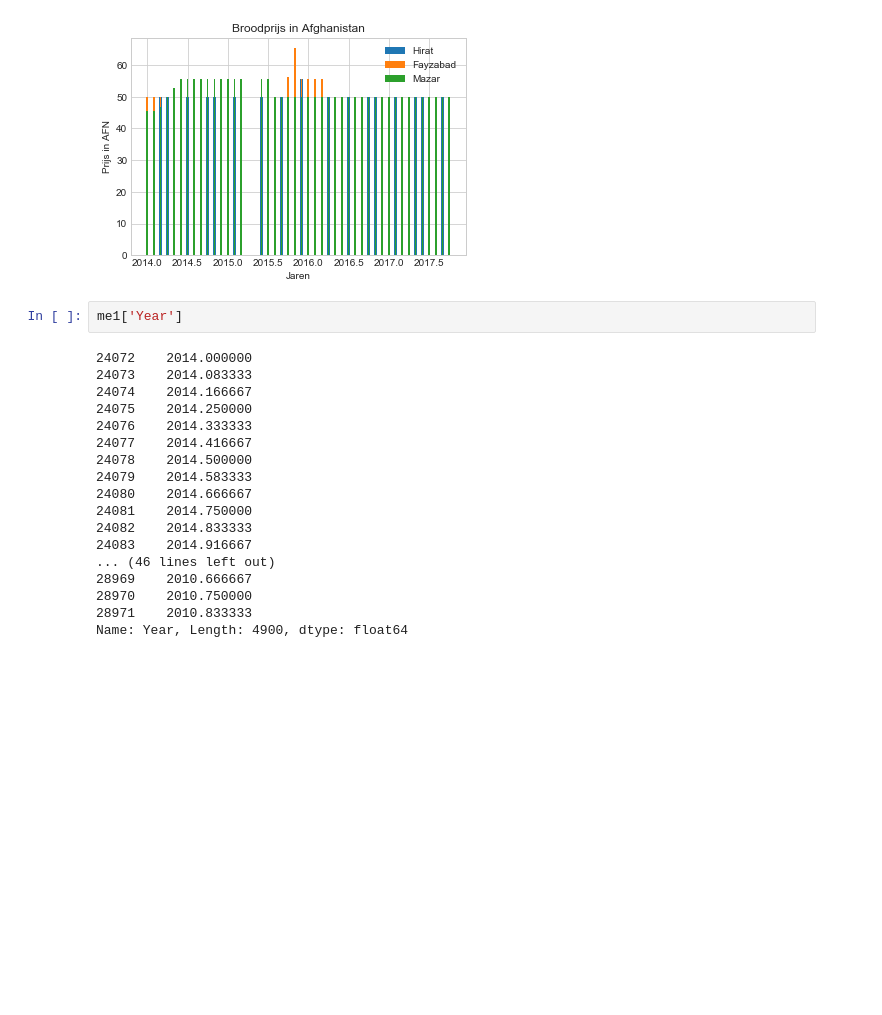
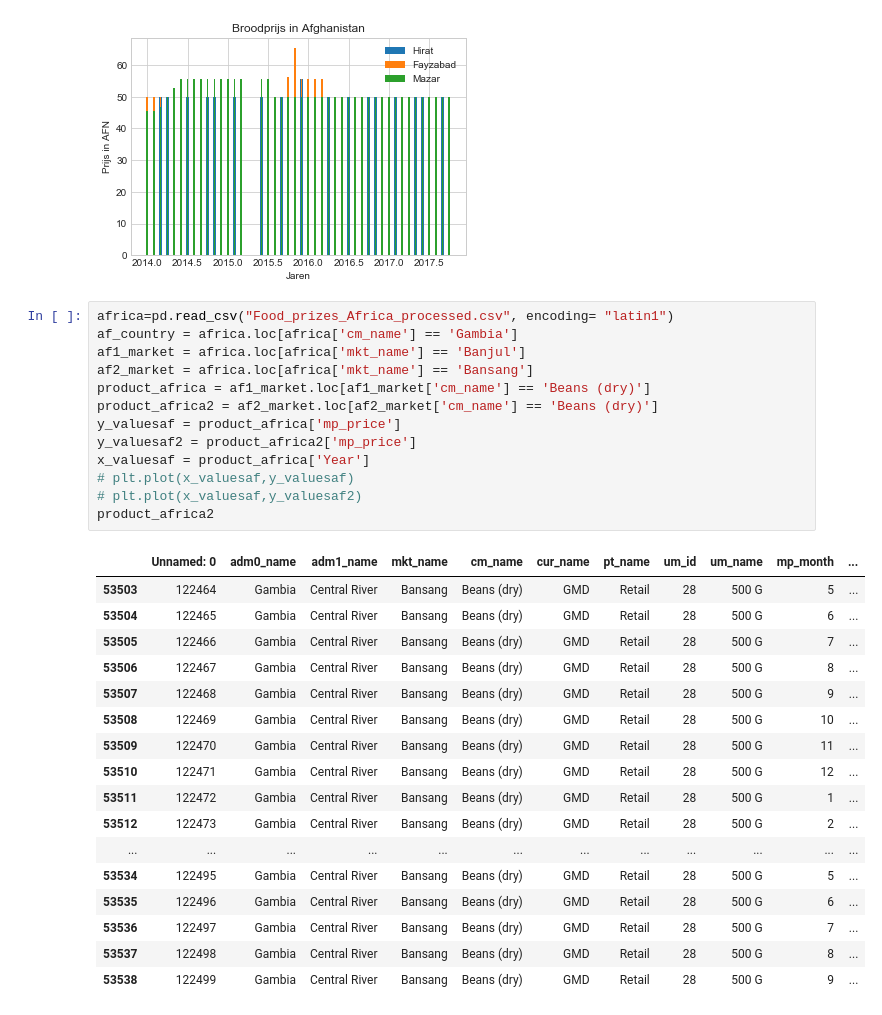
Before and after one commit to Take2001/DataProcessing, a Jupyter notebook: klad/Alex/Pionieren.ipynb, the cells around one changed output. Cells and saved outputs as stored; diff of their text form; blank space fills up the shorter version.

Commit message:
africa data visualisation

```diff
--- a/klad/Alex/Pionieren.ipynb
+++ b/klad/Alex/Pionieren.ipynb
@@ -96,23 +96,34 @@ plt.legend()
 # %% [output]
 <matplotlib.legend.Legend at 0x...>
 [figure]
-# %%
-me1['Year']
-# %% [output]
-24072    2014.000000
-24073    2014.083333
-24074    2014.166667
-24075    2014.250000
-24076    2014.333333
-24077    2014.416667
-24078    2014.500000
-24079    2014.583333
-24080    2014.666667
-24081    2014.750000
-24082    2014.833333
-24083    2014.916667
-... (46 lines left out)
-28969    2010.666667
-28970    2010.750000
-28971    2010.833333
-Name: Year, Length: 4900, dtype: float64
+# %%
+africa=pd.read_csv("Food_prizes_Africa_processed.csv", encoding= "latin1")
+af_country = africa.loc[africa['cm_name'] == 'Gambia']
+af1_market = africa.loc[africa['mkt_name'] == 'Banjul']
+af2_market = africa.loc[africa['mkt_name'] == 'Bansang']
+product_africa = af1_market.loc[af1_market['cm_name'] == 'Beans (dry)']
+product_africa2 = af2_market.loc[af2_market['cm_name'] == 'Beans (dry)']
+y_valuesaf = product_africa['mp_price']
+y_valuesaf2 = product_africa2['mp_price']
+x_valuesaf = product_africa['Year']
+# plt.plot(x_valuesaf,y_valuesaf)
+# plt.plot(x_valuesaf,y_valuesaf2)
+product_africa2
+# %% [output]
+|  | Unnamed: 0 | adm0_name | adm1_name | mkt_name | cm_name | cur_name | pt_name | um_id | um_name | mp_month | ... |
+| 53503 | 122464 | Gambia | Central River | Bansang | Beans (dry) | GMD | Retail | 28 | 500 G | 5 | ... |
+| 53504 | 122465 | Gambia | Central River | Bansang | Beans (dry) | GMD | Retail | 28 | 500 G | 6 | ... |
+| 53505 | 122466 | Gambia | Central River | Bansang | Beans (dry) | GMD | Retail | 28 | 500 G | 7 | ... |
+| 53506 | 122467 | Gambia | Central River | Bansang | Beans (dry) | GMD | Retail | 28 | 500 G | 8 | ... |
+| 53507 | 122468 | Gambia | Central River | Bansang | Beans (dry) | GMD | Retail | 28 | 500 G | 9 | ... |
+| 53508 | 122469 | Gambia | Central River | Bansang | Beans (dry) | GMD | Retail | 28 | 500 G | 10 | ... |
+| 53509 | 122470 | Gambia | Central River | Bansang | Beans (dry) | GMD | Retail | 28 | 500 G | 11 | ... |
+| 53510 | 122471 | Gambia | Central River | Bansang | Beans (dry) | GMD | Retail | 28 | 500 G | 12 | ... |
+| 53511 | 122472 | Gambia | Central River | Bansang | Beans (dry) | GMD | Retail | 28 | 500 G | 1 | ... |
+| 53512 | 122473 | Gambia | Central River | Bansang | Beans (dry) | GMD | Retail | 28 | 500 G | 2 | ... |
+| ... | ... | ... | ... | ... | ... | ... | ... | ... | ... | ... | ... |
+| 53534 | 122495 | Gambia | Central River | Bansang | Beans (dry) | GMD | Retail | 28 | 500 G | 5 | ... |
+| 53535 | 122496 | Gambia | Central River | Bansang | Beans (dry) | GMD | Retail | 28 | 500 G | 6 | ... |
+| 53536 | 122497 | Gambia | Central River | Bansang | Beans (dry) | GMD | Retail | 28 | 500 G | 7 | ... |
+| 53537 | 122498 | Gambia | Central River | Bansang | Beans (dry) | GMD | Retail | 28 | 500 G | 8 | ... |
+| 53538 | 122499 | Gambia | Central River | Bansang | Beans (dry) | GMD | Retail | 28 | 500 G | 9 | ... |
```
Also changed, not shown: 2 other files.
